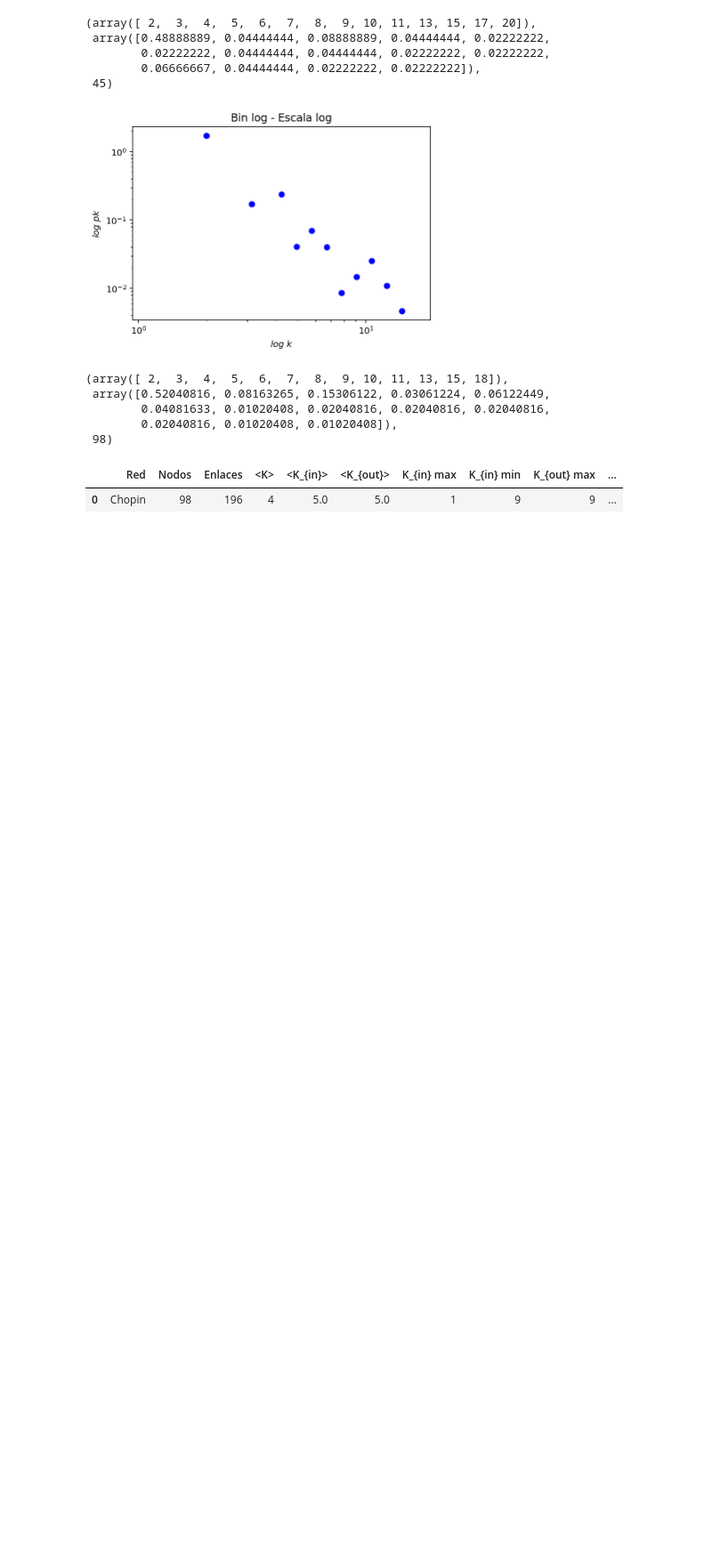
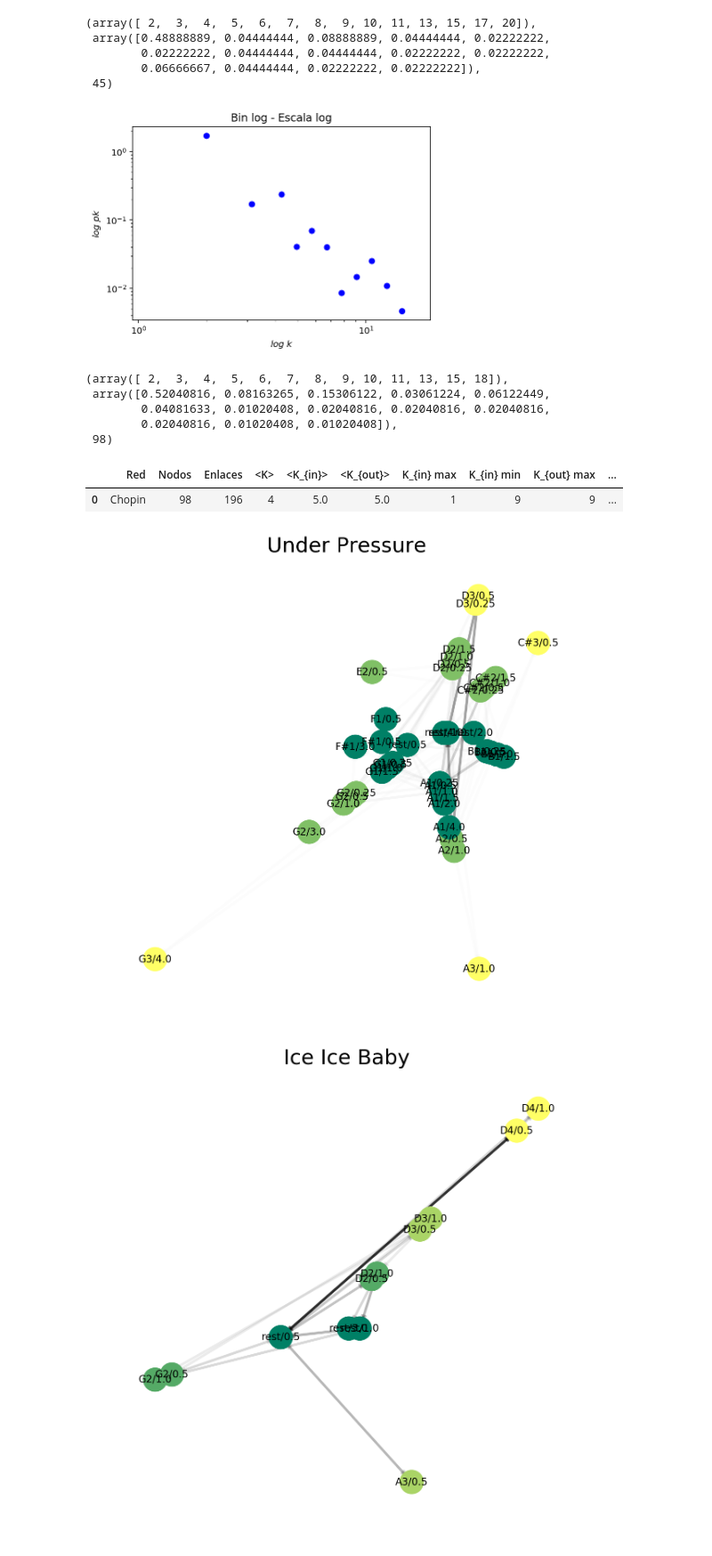
Before and after one commit to Redes2018/TP_esp, a Jupyter notebook: f_grado_dist.ipynb, the cells around one changed output. Shown: that part at 89% size. Drawn from its saved outputs; the diff is of its cells as text; code cells hidden in the pictures; blank space fills up the shorter version.

```diff
--- a/f_grado_dist.ipynb
+++ b/f_grado_dist.ipynb
@@ -19,9 +19,23 @@ msc.environment.set('musicxmlPath', 'C:\\Program Files (x86)\\MuseScore 2\\bin\\
 #G=f_xml2graph(r'.\\partituras\\Queen_-_Bohemian_Rhapsody.mxl')
 #G=f_xml2graph(r'.\\partituras\\Here_Comes_The_Sun_-_The_Beatles.mscz.mxl')
 #G=f_xml2graph(r'.\\partituras\\Mozart__Rondo_Ala_Turca.mxl')
-G=f_xml2graph(r'.\\partituras\\Chopin_-_Nocturne_Op_9_No_2_E_Flat_Major.mxl')
+#G=f_xml2graph(r'.\\partituras\\Chopin_-_Nocturne_Op_9_No_2_E_Flat_Major.mxl')
 #G=f_xml2graph(r'.\\partituras\\Bach_Toccata_and_Fugue_in_D_Minor_Piano_solo.mxl')
 #G=f_xml2graph(r'.\\partituras\\bachcelloprelude.mxl')
+H=f_xml2graph(r'.\\partituras\\queen_underpressure.mxl', 'Bass Guitar')
+
+
+song = msc.converter.parse(r'.\\partituras\\13725_ice_ice_baby.mxl') # Lee la cancion, queda un elemento stream.Score
+
+Lp = len(song.parts) # Cantidad de partes (voces)
+lista_partes = list(np.zeros(Lp)) # Crea una lista donde se van a guardas los nombres de las partes
+
+for i,elem in enumerate(song.parts):
+        lista_partes[i] = elem.partName
+
+
+G=f_xml2graph(r'.\\partituras\\13725_ice_ice_baby.mxl', lista_partes[1])
+
 
 #--------------------------------------------------
 #Canción de prueba
@@ -238,3 +253,14 @@ f_tabla(G,'Chopin')
 # %% [output]
 |  | Red | Nodos | Enlaces | <K> | <K_{in}> | <K_{out}> | K_{in} max | K_{in} min | K_{out} max | ... |
 | 0 | Chopin | 98 | 196 | 4 | 5.0 | 5.0 | 1 | 9 | 9 | ... |
+# %%
+plt.figure(figsize=(10,10))
+plt.title('Under Pressure',fontsize=25)
+graficar(H)
+
+plt.figure(figsize=(10,10))
+plt.title('Ice Ice Baby',fontsize=25)
+graficar(G)
+# %% [output]
+[figure, added]
+[figure, added]
```
Also changed, not shown: parts of 2 cells of this notebook.
